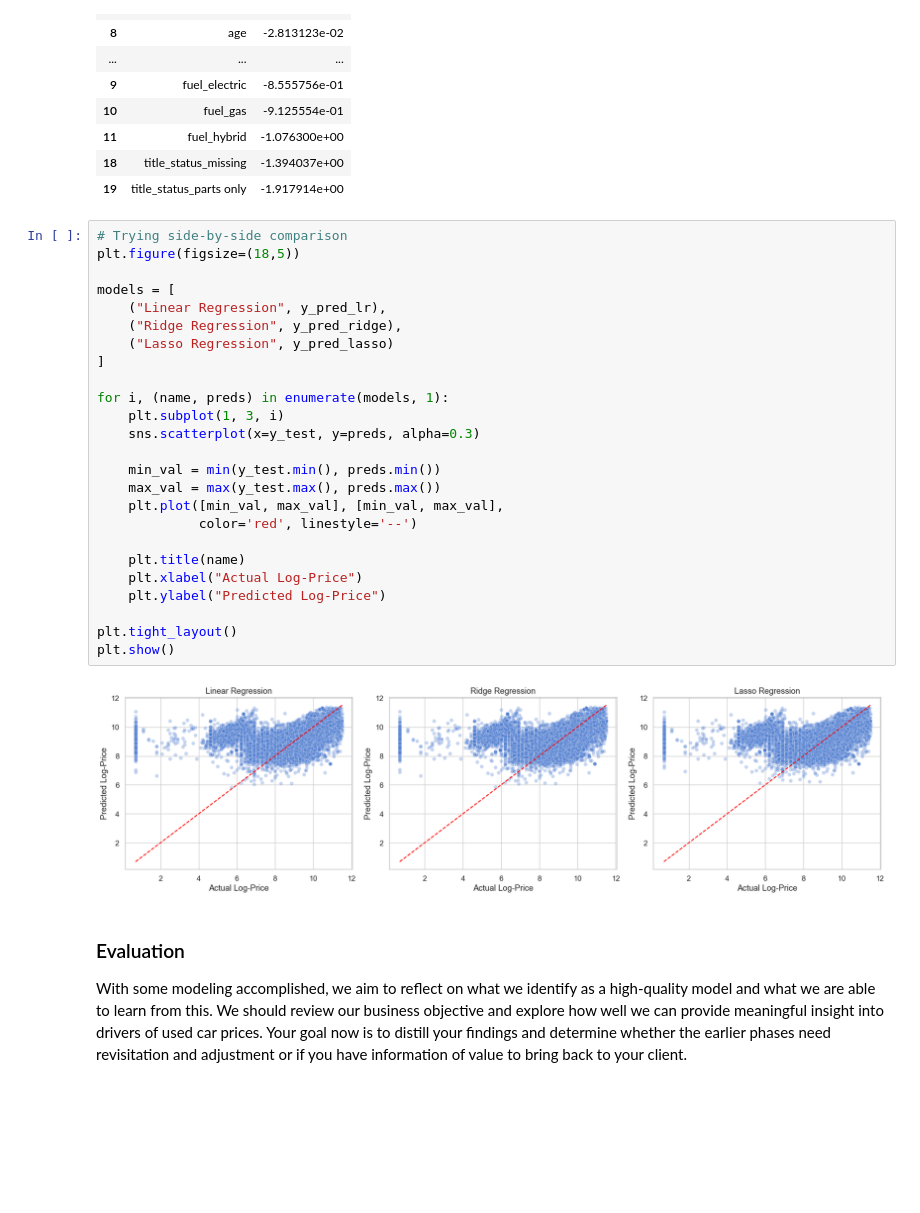
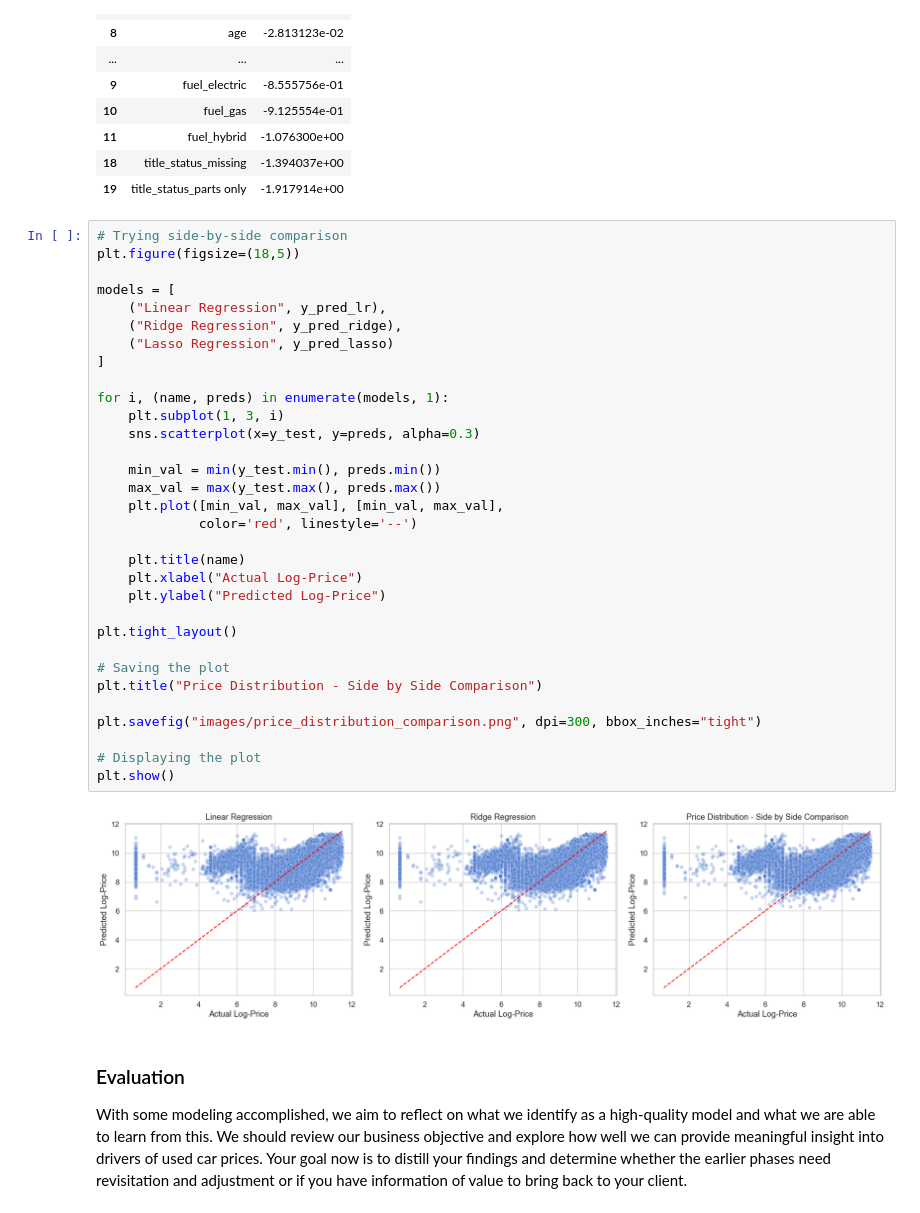
Before and after one commit to RohitKBhatnagar/CarPricing, a Jupyter notebook: prompt_II.ipynb, the cells around one changed output. Saved outputs shown, nothing was run; the diff lists cells and outputs as text; blank space fills up the shorter version.

```diff
--- a/prompt_II.ipynb
+++ b/prompt_II.ipynb
@@ -842,30 +856,37 @@ coef_df.tail(20)   # strongest negative drivers of price
 # %%
 # Trying side-by-side comparison
 plt.figure(figsize=(18,5))
 
 models = [
     ("Linear Regression", y_pred_lr),
     ("Ridge Regression", y_pred_ridge),
     ("Lasso Regression", y_pred_lasso)
 ]
 
 for i, (name, preds) in enumerate(models, 1):
     plt.subplot(1, 3, i)
     sns.scatterplot(x=y_test, y=preds, alpha=0.3)
 
     min_val = min(y_test.min(), preds.min())
     max_val = max(y_test.max(), preds.max())
     plt.plot([min_val, max_val], [min_val, max_val],
              color='red', linestyle='--')
 
     plt.title(name)
     plt.xlabel("Actual Log-Price")
     plt.ylabel("Predicted Log-Price")
 
 plt.tight_layout()
+
+# Saving the plot
+plt.title("Price Distribution - Side by Side Comparison")
+
+plt.savefig("images/price_distribution_comparison.png", dpi=300, bbox_inches="tight")
+
+# Displaying the plot
 plt.show()
 # %% [output]
-[figure, old version]
+[figure, new version]
 # %% [markdown]
 ### Evaluation
 
```
Also changed, not shown: parts of 1 cell of this notebook, 6 other files.
